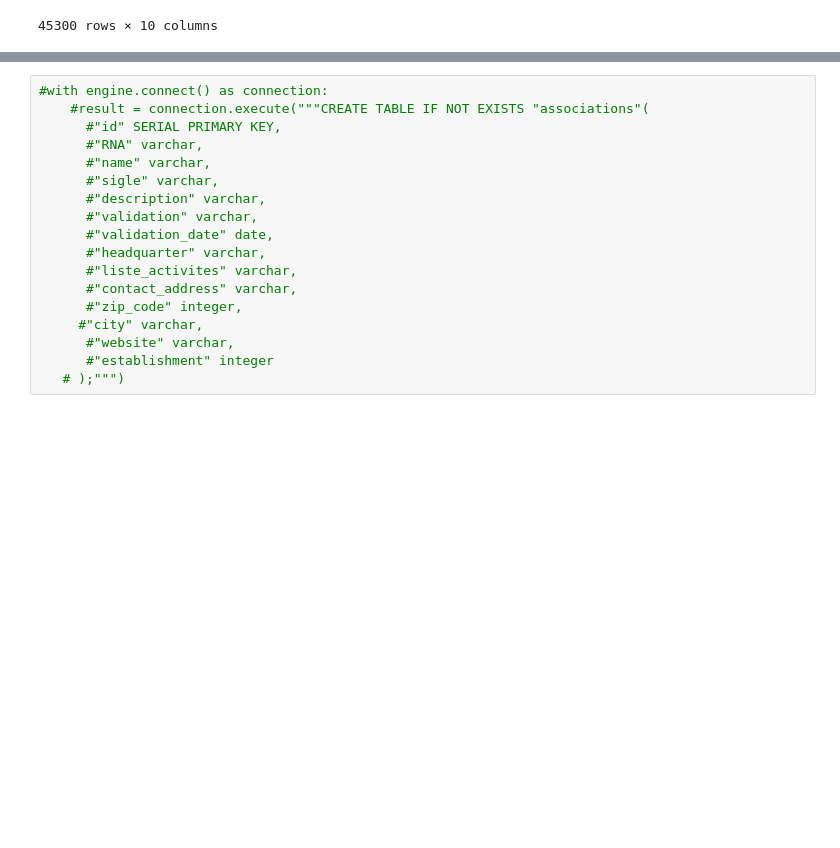
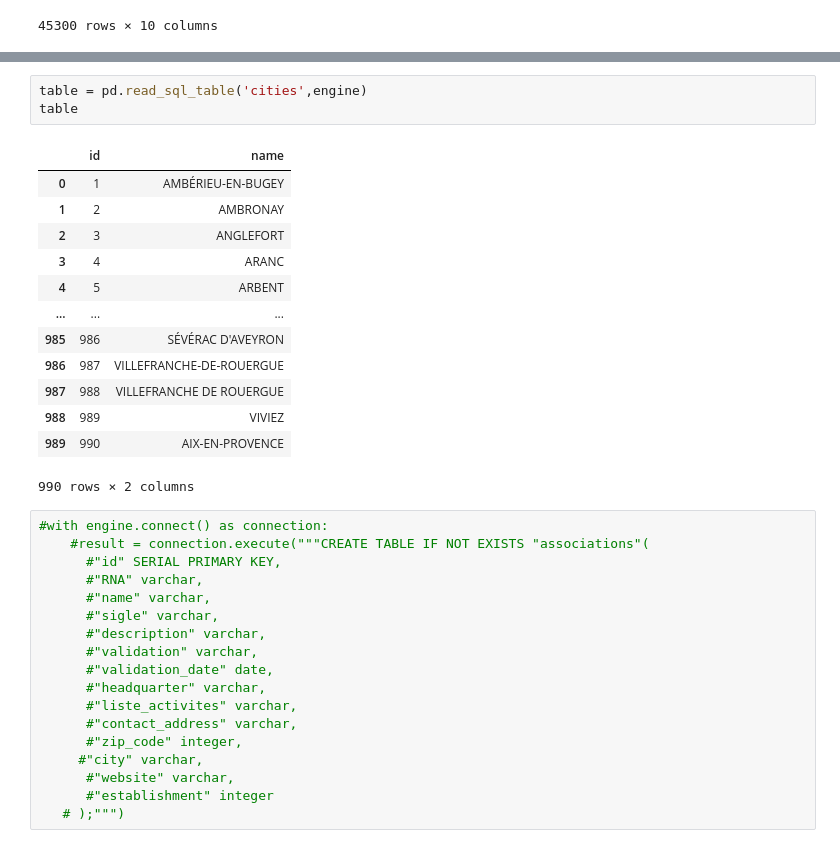
Before and after one commit to myg-af/energies_final, a Jupyter notebook: jupyter_project.ipynb, the cells around one changed output, grey strips where cells are left out. Drawn from its saved outputs; the diff is of its cells as text; blank space fills up the shorter version.

```diff
--- a/jupyter_project.ipynb
+++ b/jupyter_project.ipynb
@@ -365,3 +382,20 @@ sql_table
+# %%
+table = pd.read_sql_table('cities',engine)
+table
+# %% [output]
+|  | id | name |
+| 0 | 1 | AMBÉRIEU-EN-BUGEY |
+| 1 | 2 | AMBRONAY |
+| 2 | 3 | ANGLEFORT |
+| 3 | 4 | ARANC |
+| 4 | 5 | ARBENT |
+| ... | ... | ... |
+| 985 | 986 | SÉVÉRAC D'AVEYRON |
+| 986 | 987 | VILLEFRANCHE-DE-ROUERGUE |
+| 987 | 988 | VILLEFRANCHE DE ROUERGUE |
+| 988 | 989 | VIVIEZ |
+| 989 | 990 | AIX-EN-PROVENCE |
+990 rows × 2 columns
 # %%
 #with engine.connect() as connection:
     #result = connection.execute("""CREATE TABLE IF NOT EXISTS "associations"(
```
Also changed, not shown: parts of 1 cell of this notebook, 1 other file.
